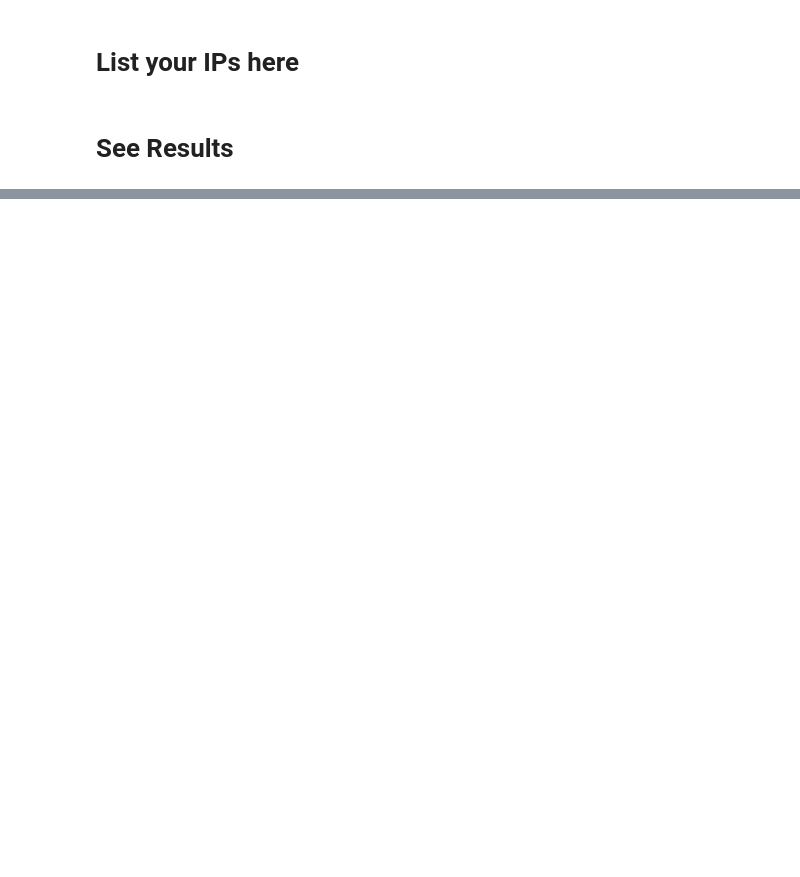
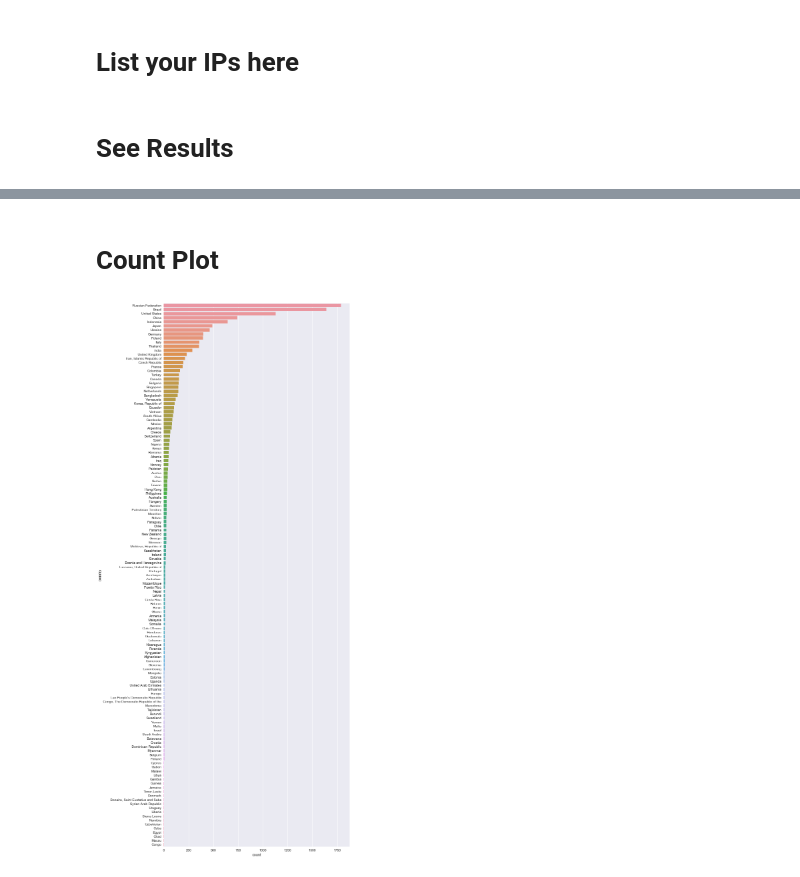
Before and after one commit to tsripata/.tsripata, a Jupyter notebook: tools/IP information.ipynb, the cells around one changed output, grey strips where cells are left out. Cells and saved outputs as stored; diff of their text form; code cells hidden in the pictures; blank space fills up the shorter version.

Commit message:
Add ip count plot visualization

```diff
--- a/tools/IP information.ipynb
+++ b/tools/IP information.ipynb
@@ -50,0 +52,22 @@ False
+# %% [markdown]
+# Count Plot
+# %%
+countries = []
+cities = []
+
+for ip in ips:
+    gir = gi.record_by_name(ip)
+    if gir is not None:
+        countries.append(gir['country_name'])
+        cities.append('{0}, {1}'.format(gir['city'], gir['country_name']))
+# %%
+countries_df = pd.DataFrame({'country':countries})
+# %%
+fig, ax = pyplot.subplots(figsize=(10, 30))
+sns.set(style="darkgrid")
+ax = sns.countplot(y="country",
+                   data=countries_df,
+                   orient='h',
+                   order = countries_df['country'].value_counts().index)
+# %% [output]
+[figure, added]
```
Also changed, not shown: parts of 4 cells of this notebook.
